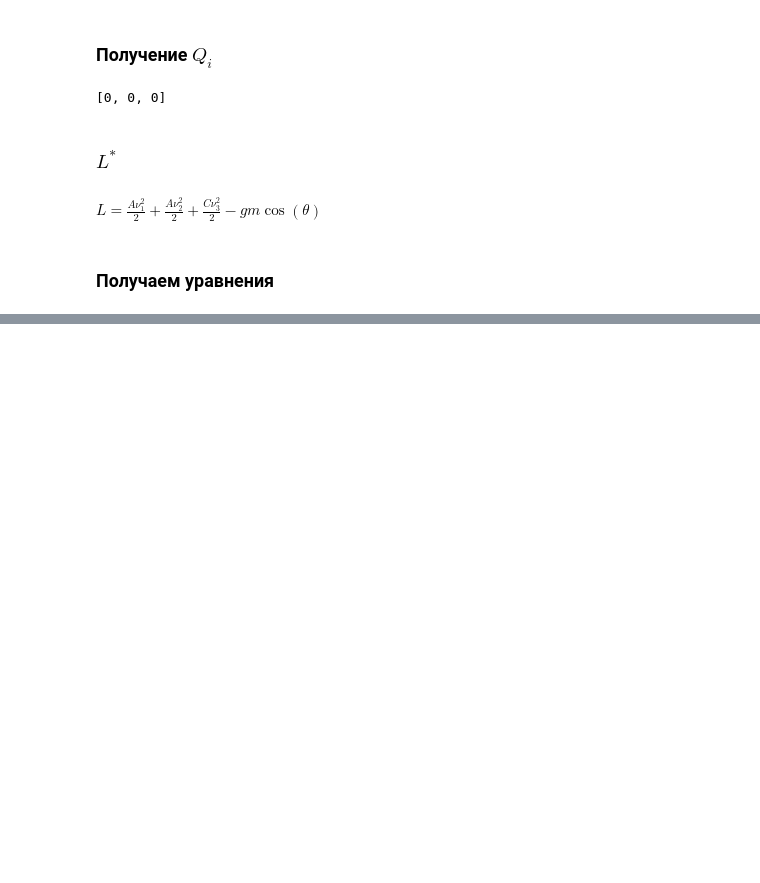
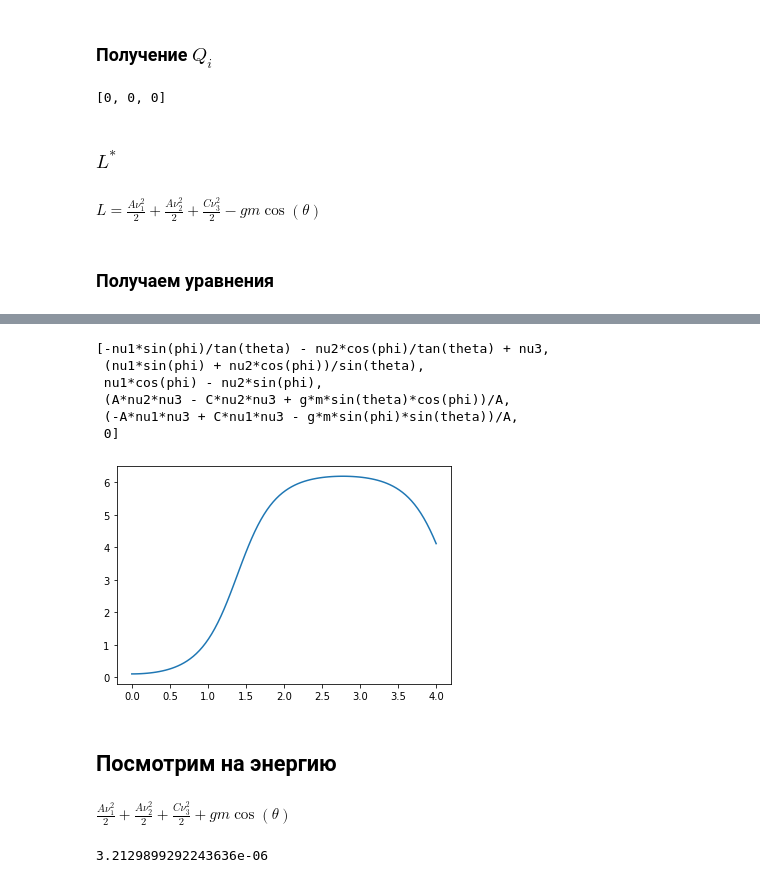
Before and after one commit to git-alice/tatarinov_equation, a Jupyter notebook: tatarinov.ipynb, the cells around one changed output, grey strips where cells are left out. Cells and saved outputs as stored; diff of their text form; code cells hidden in the pictures; blank space fills up the shorter version.

```diff
--- a/tatarinov.ipynb
+++ b/tatarinov.ipynb
@@ -357,0 +402,2 @@ $\displaystyle C \frac{d}{d t} \nu_{3}{\left(t \right)} = A \left(\nu_{1} \nu_{2
+# %%
+_subs = {A: 1, C: 2, g: 10, m: 1}
@@ -357,0 +413,14 @@ $\displaystyle C \frac{d}{d t} \nu_{3}{\left(t \right)} = A \left(\nu_{1} \nu_{2
+# %%
+right
+# %% [output]
+[-nu1*sin(phi)/tan(theta) - nu2*cos(phi)/tan(theta) + nu3,
+ (nu1*sin(phi) + nu2*cos(phi))/sin(theta),
+ nu1*cos(phi) - nu2*sin(phi),
+ (A*nu2*nu3 - C*nu2*nu3 + g*m*sin(theta)*cos(phi))/A,
+ (-A*nu1*nu3 + C*nu1*nu3 - g*m*sin(phi)*sin(theta))/A,
+ 0]
+# %%
+def f(_vars_values, time):
+    return [lambdify(_vars, x.subs(_subs), 'numpy')(*_vars_values) for x in right]
+# %%
+f0 = [3,0.1,0.1,0,0,0]
@@ -357,0 +430,9 @@ $\displaystyle C \frac{d}{d t} \nu_{3}{\left(t \right)} = A \left(\nu_{1} \nu_{2
+# %%
+_solution = odeint(f, f0, np.linspace(0., 4., 100))
+# %%
+import matplotlib.pyplot as plt
+fig = plt.plot(np.linspace(0,4,100), _solution[:, 2])
+# %% [output]
+[figure, added]
+# %% [markdown]
+## Посмотрим на энергию
@@ -357,0 +444,5 @@ $\displaystyle C \frac{d}{d t} \nu_{3}{\left(t \right)} = A \left(\nu_{1} \nu_{2
+# %%
+H = S.sub_constraints(H)
+H
+# %% [output]
+$\displaystyle \frac{A \nu_{1}^{2}}{2} + \frac{A \nu_{2}^{2}}{2} + \frac{C \nu_{3}^{2}}{2} + g m \cos{\left(\theta \right)}$
@@ -357,0 +451,5 @@ $\displaystyle C \frac{d}{d t} \nu_{3}{\left(t \right)} = A \left(\nu_{1} \nu_{2
+# %%
+H_values = np.array([fH(*x) for x in _solution])
+max(H_values) - min(H_values)
+# %% [output]
+3.2129899292243636e-06
```
Also changed, not shown: parts of 23 cells of this notebook.
